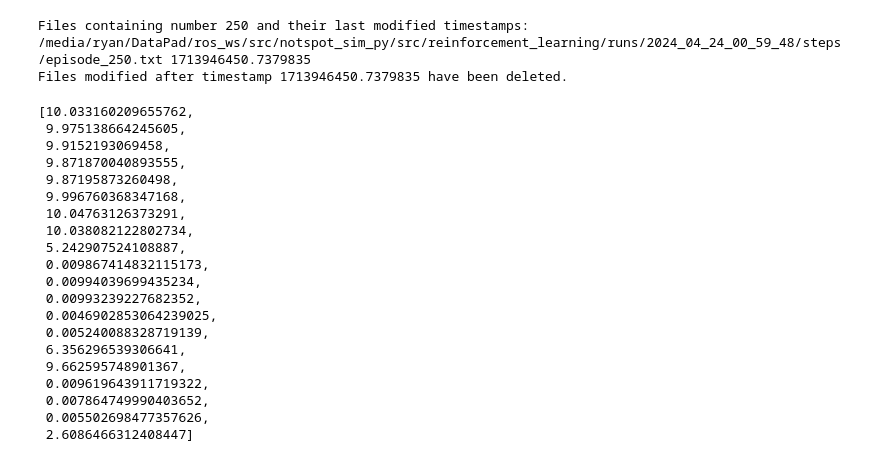
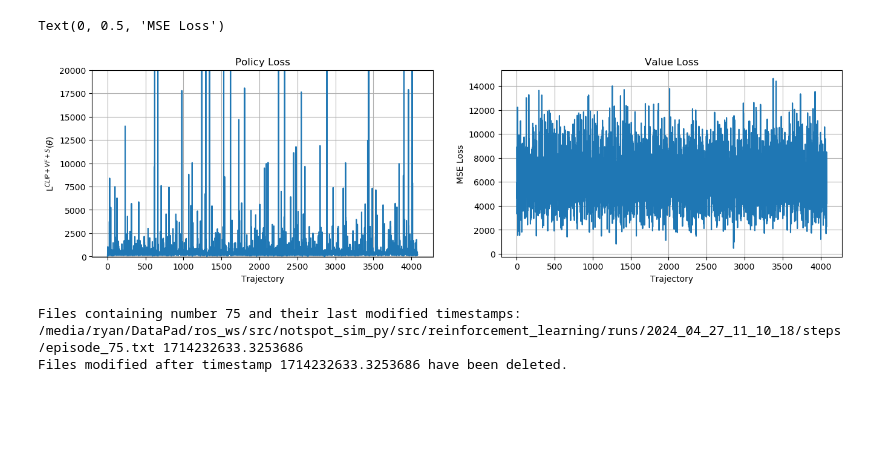
Before and after one commit to ryan-barry-99/grad-project, a Jupyter notebook: notspot_sim_py/src/reinforcement_learning/src/analysis.ipynb, the cells around one changed output. Drawn from its saved outputs; the diff is of its cells as text; code cells hidden in the pictures; blank space fills up the shorter version.

```diff
--- a/notspot_sim_py/src/reinforcement_learning/src/analysis.ipynb
+++ b/notspot_sim_py/src/reinforcement_learning/src/analysis.ipynb
@@ -129,3 +151,26 @@ Text(0, 0.5, 'MSE Loss')
+# %%
+# Create subplots
+fig, axs = plt.subplots(1, 2, figsize=(16, 4))
+
+for ax in axs.flatten():
+    ax.xaxis.set_major_locator(ticker.MaxNLocator(integer=True))
+    ax.grid(True)
+
+axs[0].plot(policy_loss)
+axs[0].set_title('Policy Loss')
+axs[0].set_xlabel('Trajectory')
+axs[0].set_ylabel(r'L$^{CLIP+VF+S}$($\theta$)')
+axs[0].set_ybound(-20,20000)
+# axs[0].legend()
+
+# Plot average rewards per step over episodes
+axs[1].plot(value_loss)
+axs[1].set_title('Value Loss')
+axs[1].set_xlabel('Trajectory')
+axs[1].set_ylabel('MSE Loss')
+# %% [output]
+Text(0, 0.5, 'MSE Loss')
+[figure, added]
 # %%
 import os
 import re
@@ -168,9 +213,9 @@ def delete_files_modified_after(folder_path, timestamp):
                 os.remove(file_path)  # Delete file
 
 # Example usage:
-folder_path = '/media/ryan/DataPad/ros_ws/src/notspot_sim_py/src/reinforcement_learning/runs/2024_04_24_00_59_48'
+folder_path = '/media/ryan/DataPad/ros_ws/src/notspot_sim_py/src/reinforcement_learning/runs/2024_04_27_11_10_18'
 folder_path += '/steps'
-number = 250  # Example number to search for
+number = 75  # Example number to search for
 # timestamp = time.time() - (24 * 3600)  # Example: 24 hours ago
 
 # Find files containing the number in their filename and their last modified timestamps
@@ -183,29 +228,6 @@ for filename, timestamp in files_with_number.items():
 delete_files_modified_after(folder_path, timestamp)
 print("Files modified after timestamp {} have been deleted.".format(timestamp))
 # %% [output]
-Files containing number 250 and their last modified timestamps:
-/media/ryan/DataPad/ros_ws/src/notspot_sim_py/src/reinforcement_learning/runs/2024_04_24_00_59_48/steps/episode_250.txt 1713946450.7379835
-Files modified after timestamp 1713946450.7379835 have been deleted.
+Files containing number 75 and their last modified timestamps:
+/media/ryan/DataPad/ros_ws/src/notspot_sim_py/src/reinforcement_learning/runs/2024_04_27_11_10_18/steps/episode_75.txt 1714232633.3253686
+Files modified after timestamp 1714232633.3253686 have been deleted.
-# %%
-value_loss
-# %% [output]
-[10.033160209655762,
- 9.975138664245605,
- 9.9152193069458,
- 9.871870040893555,
- 9.87195873260498,
- 9.996760368347168,
- 10.04763126373291,
- 10.038082122802734,
- 5.242907524108887,
- 0.009867414832115173,
- 0.00994039699435234,
- 0.00993239227682352,
- 0.0046902853064239025,
- 0.005240088328719139,
- 6.356296539306641,
- 9.662595748901367,
- 0.009619643911719322,
- 0.007864749990403652,
- 0.005502698477357626,
- 2.6086466312408447]
```
Also changed, not shown: parts of 1 cell of this notebook, 10 other files.
